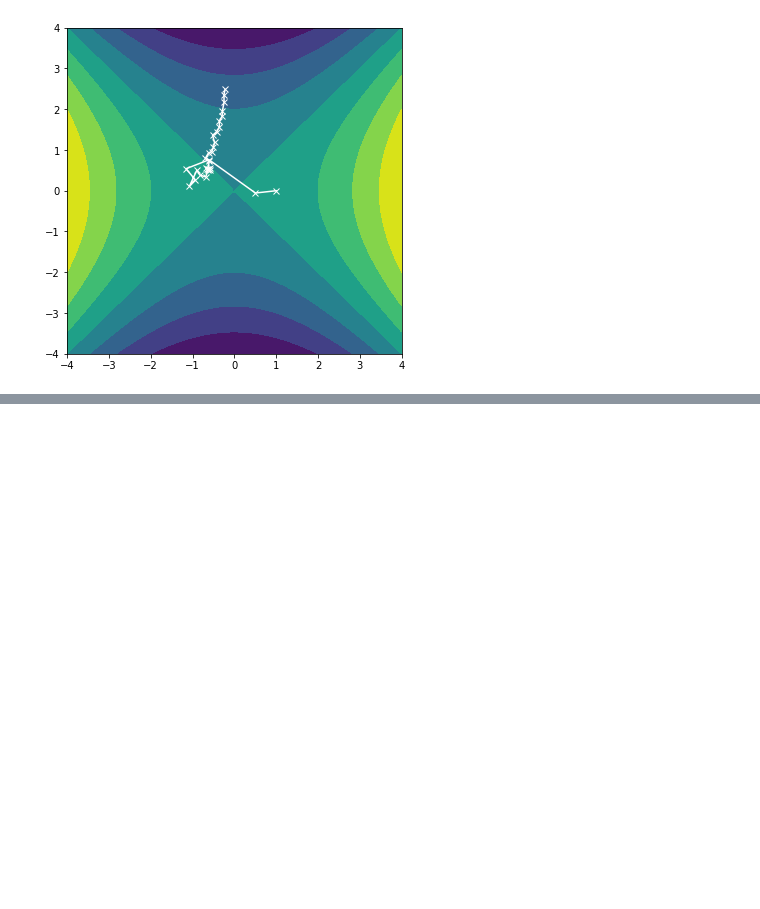
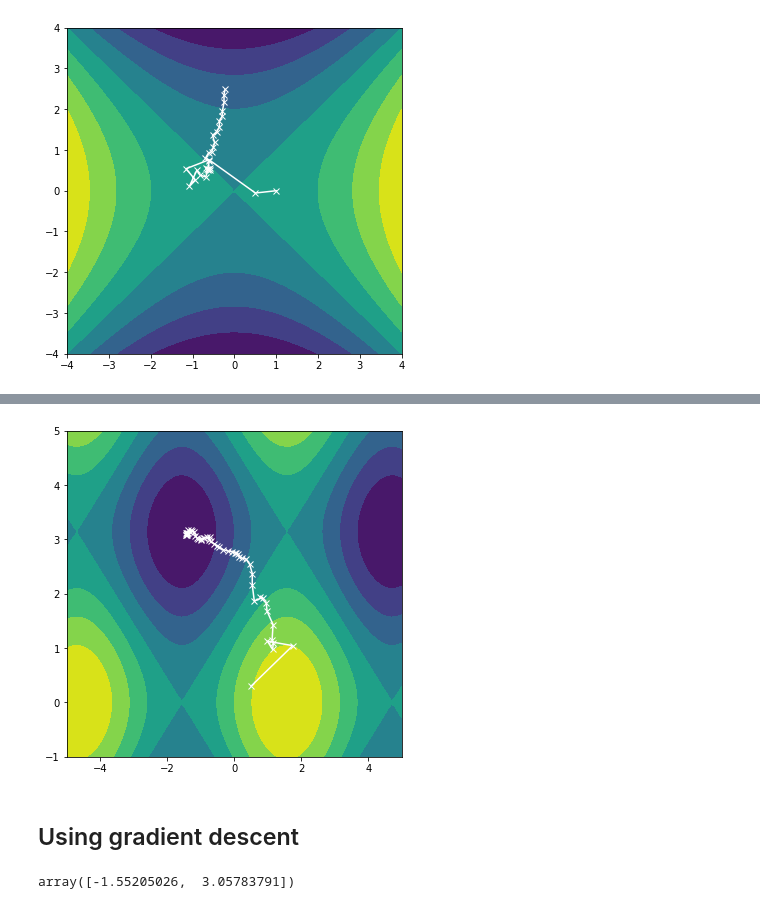
Before and after one commit to mdnam2410/hcmus-ml-optimization-project, a Jupyter notebook: noisy-descent/noisy-descent.ipynb, the cells around one changed output, grey strips where cells are left out. Cells and saved outputs as stored; diff of their text form; code cells hidden in the pictures; blank space fills up the shorter version.

```diff
--- a/noisy-descent/noisy-descent.ipynb
+++ b/noisy-descent/noisy-descent.ipynb
@@ -223,0 +204,2 @@ frames[0].save(fp='animations/gradient-descent.gif', format='GIF',
+# %%
+f2 = lambda x: np.sin(x[0]) + np.cos(x[1])
@@ -223,0 +212,4 @@ frames[0].save(fp='animations/gradient-descent.gif', format='GIF',
+# %%
+visualize_descent(f2, np.array(nd2.steps), x_range=(-5, 5), y_range=(-1, 5))
+# %% [output]
+[figure, added]
@@ -223,0 +218,7 @@ frames[0].save(fp='animations/gradient-descent.gif', format='GIF',
+# %% [markdown]
+## Using gradient descent
+# %%
+gd2 = NoisyDescent(f2, x_dim=2, initial_point=np.array([0.5, 0.3]), max_iter=50, alpha=0.1, fixed_sigma=0, diff_method='numeric')
+gd2.optimize()
+# %% [output]
+array([-1.55205026,  3.05783791])
```
Also changed, not shown: parts of 37 cells of this notebook, 4 other files.
